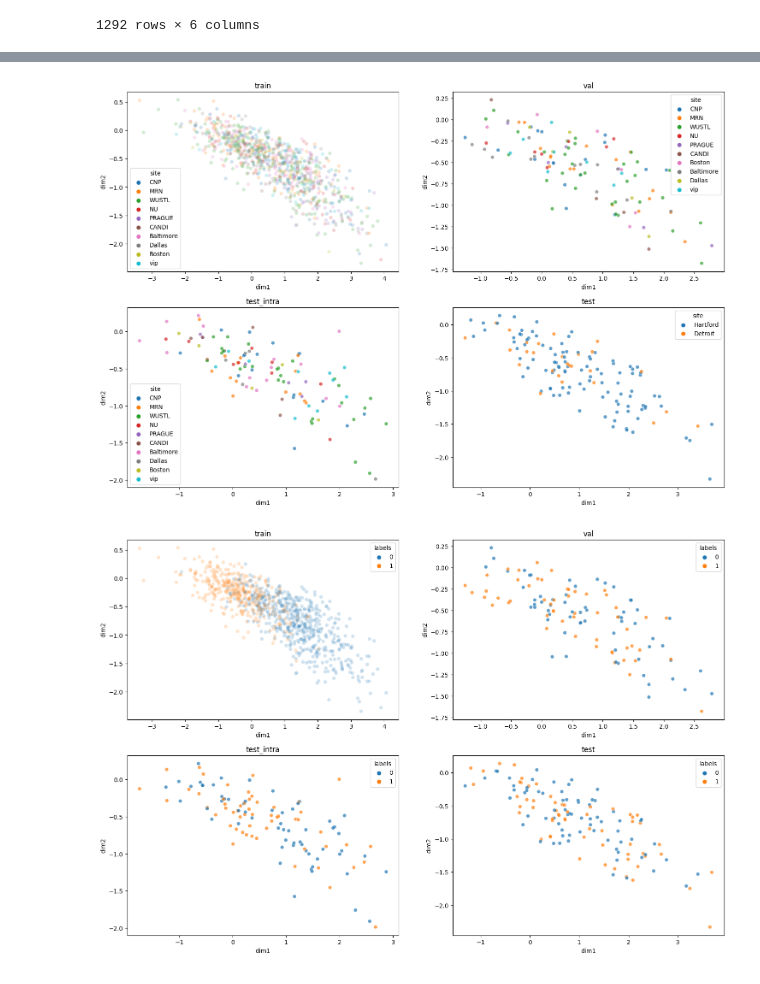
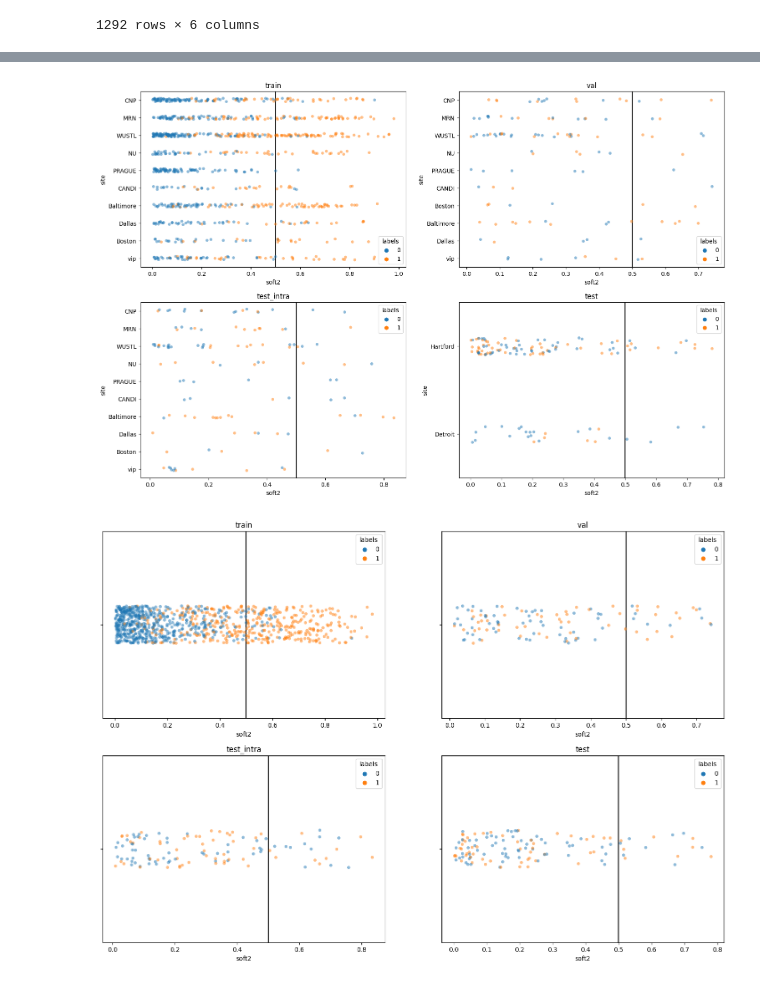
Before and after one commit to neurospin-projects/2023_agaudin_jchavas_folding_supervised, a Jupyter notebook: contrastive/notebooks/schiz_test_intra_investigation.ipynb, the cells around one changed output, grey strips where cells are left out. Drawn from its saved outputs; the diff is of its cells as text; code cells hidden in the pictures.

```diff
--- a/contrastive/notebooks/schiz_test_intra_investigation.ipynb
+++ b/contrastive/notebooks/schiz_test_intra_investigation.ipynb
@@ -365,45 +375,63 @@ test_intra_outputs = get_sites(test_intra_outputs, used_subjects)
 # %%
-# les sorties
+# les probas de classe 1
+train_outputs = add_softmax(train_outputs)
+val_outputs = add_softmax(val_outputs)
+test_intra_outputs = add_softmax(test_intra_outputs)
+test_outputs = add_softmax(test_outputs)
 
-plt.figure(figsize=(18,12))
+print(train_outputs.head())
 
-plt.subplot(221)
-sns.scatterplot(train_outputs, x='dim1', y ='dim2', hue='site', alpha=0.2)
 
-plt.title('train')
+def plot_soft(df, hue='site'):
+    sns.stripplot(df, x='soft2', y=hue, hue='labels', alpha=0.5)
+    plt.axvline(x=[0.5], color='black')
 
-plt.subplot(222)
-sns.scatterplot(val_outputs, x='dim1', y ='dim2', hue='site', alpha=0.7)
-plt.title("val")
+def plot_softmaxes():
 
-plt.subplot(223)
-sns.scatterplot(test_intra_outputs, x='dim1', y ='dim2', hue='site', alpha=0.7)
-plt.title('test_intra')
+    plt.figure(figsize=(18,12))
 
-plt.subplot(224)
-sns.scatterplot(test_outputs, x='dim1', y ='dim2', hue='site', alpha=0.7)
-plt.title("test")
+    plt.subplot(221)
+    plot_soft(train_outputs)
+    plt.title('train')
 
-plt.show()
+    plt.subplot(222)
+    plot_soft(val_outputs)
+    plt.title("val")
 
-plt.figure(figsize=(18,12))
+    plt.subplot(223)
+    plot_soft(test_intra_outputs)
+    plt.title('test_intra')
 
-plt.subplot(221)
-sns.scatterplot(train_outputs, x='dim1', y ='dim2', hue='labels', alpha=0.2)
+    plt.subplot(224)
+    plot_soft(test_outputs)
+    plt.title("test")
 
-plt.title('train')
+    plt.show()
 
-plt.subplot(222)
-sns.scatterplot(val_outputs, x='dim1', y ='dim2', hue='labels', alpha=0.7)
-plt.title("val")
 
-plt.subplot(223)
-sns.scatterplot(test_intra_outputs, x='dim1', y ='dim2', hue='labels', alpha=0.7)
-plt.title('test_intra')
+    plt.figure(figsize=(18,12))
 
-plt.subplot(224)
-sns.scatterplot(test_outputs, x='dim1', y ='dim2', hue='labels', alpha=0.7)
-plt.title("test")
+    plt.subplot(221)
+    sns.stripplot(train_outputs, x='soft2', hue='labels', alpha=0.5)
+    plt.axvline(x=[0.5], color='black')
+    plt.title('train')
 
-plt.show()
+    plt.subplot(222)
+    sns.stripplot(val_outputs, x='soft2', hue='labels', alpha=0.5)
+    plt.axvline(x=[0.5], color='black')
+    plt.title("val")
+
+    plt.subplot(223)
+    sns.stripplot(test_intra_outputs, x='soft2', hue='labels', alpha=0.5)
+    plt.axvline(x=[0.5], color='black')
+    plt.title('test_intra')
+
+    plt.subplot(224)
+    sns.stripplot(test_outputs, x='soft2', hue='labels', alpha=0.5)
+    plt.axvline(x=[0.5], color='black')
+    plt.title("test")
+
+    plt.show()
+
+plot_softmaxes()
 # %% [output]
@@ -410,2 +444,2 @@ plt.show()
-[figure, old version]
+[figure, new version]
-[figure, old version]
+[figure, new version]
```
Also changed, not shown: parts of 13 cells of this notebook, 9 other files.
